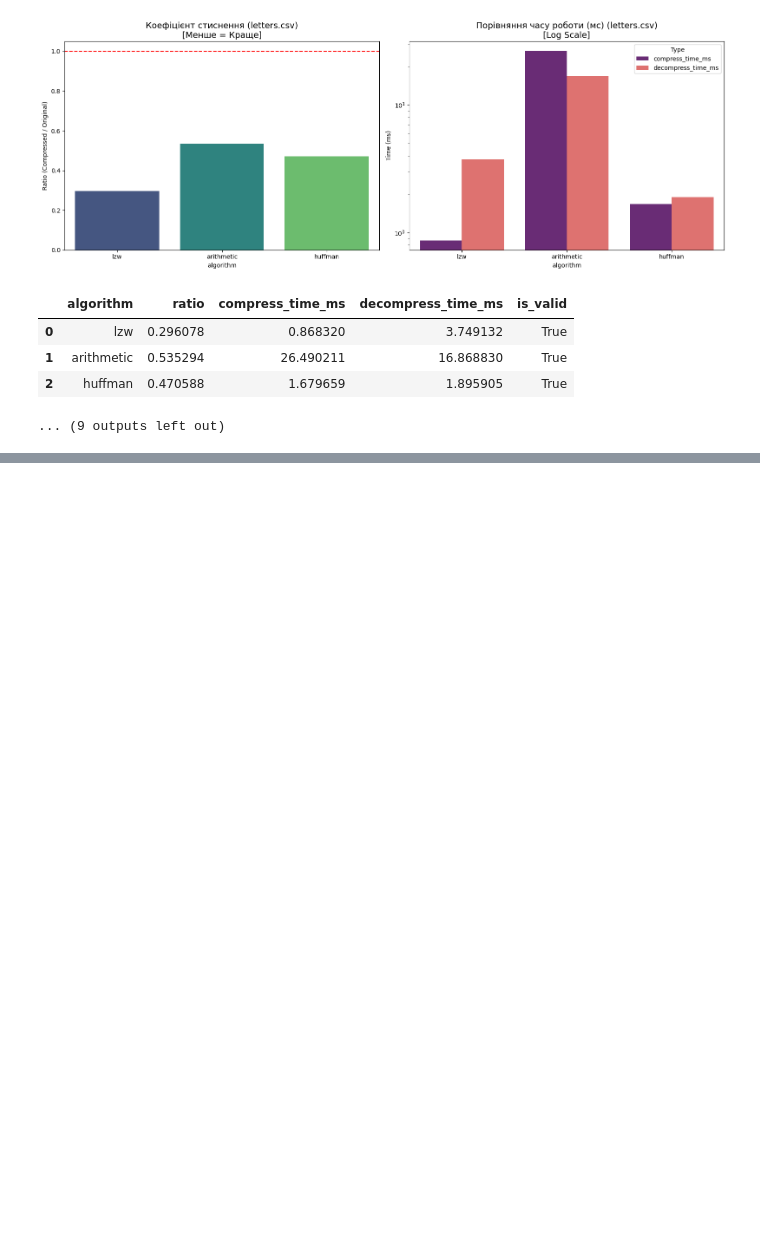
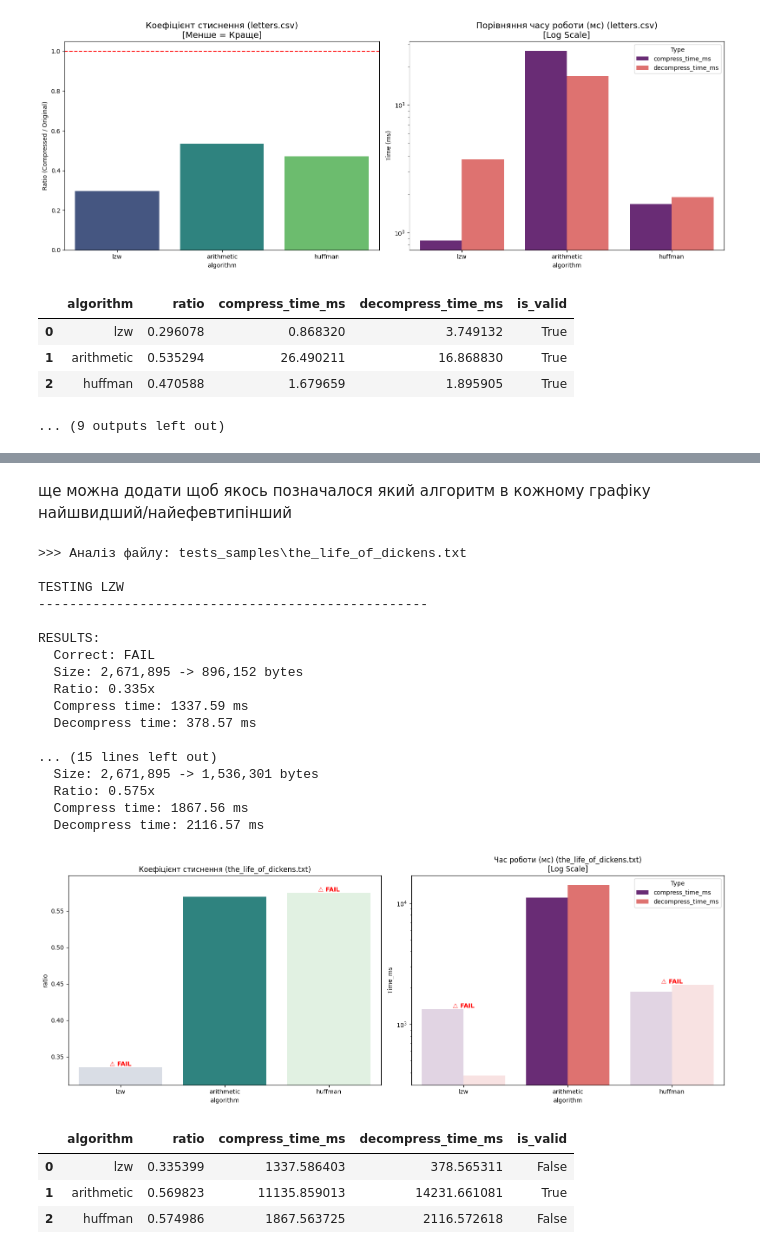
Before and after one commit to yuliiayakymiv/Discrete_math_lab_2sem, a Jupyter notebook: analysis.ipynb, the cells around one changed output, grey strips where cells are left out. Drawn from its saved outputs; the diff is of its cells as text; code cells hidden in the pictures; blank space fills up the shorter version.

```diff
--- a/analysis.ipynb
+++ b/analysis.ipynb
@@ -180,0 +431,32 @@ RESULTS:
+# %% [markdown]
+ще можна додати щоб якось позначалося який алгоритм в кожному графіку найшвидший/найефевтипінший
+# %%
+algorithms = ['lzw', 'arithmetic', 'huffman']
+files_to_test = [
+    os.path.join("tests_samples", "the_life_of_dickens.txt")
+    ]
+
+run_full_analysis(files_to_test, algorithms)
+# %% [output]
+>>> Аналіз файлу: tests_samples\the_life_of_dickens.txt
+
+TESTING LZW
+--------------------------------------------------
+
+RESULTS:
+  Correct: FAIL
+  Size: 2,671,895 -> 896,152 bytes
+  Ratio: 0.335x
+  Compress time: 1337.59 ms
+  Decompress time: 378.57 ms
+
+... (15 lines left out)
+  Size: 2,671,895 -> 1,536,301 bytes
+  Ratio: 0.575x
+  Compress time: 1867.56 ms
+  Decompress time: 2116.57 ms
+[figure, added]
+|  | algorithm | ratio | compress_time_ms | decompress_time_ms | is_valid |
+| 0 | lzw | 0.335399 | 1337.586403 | 378.565311 | False |
+| 1 | arithmetic | 0.569823 | 11135.859013 | 14231.661081 | True |
+| 2 | huffman | 0.574986 | 1867.563725 | 2116.572618 | False |
```
Also changed, not shown: parts of 6 cells of this notebook, 6 other files.
